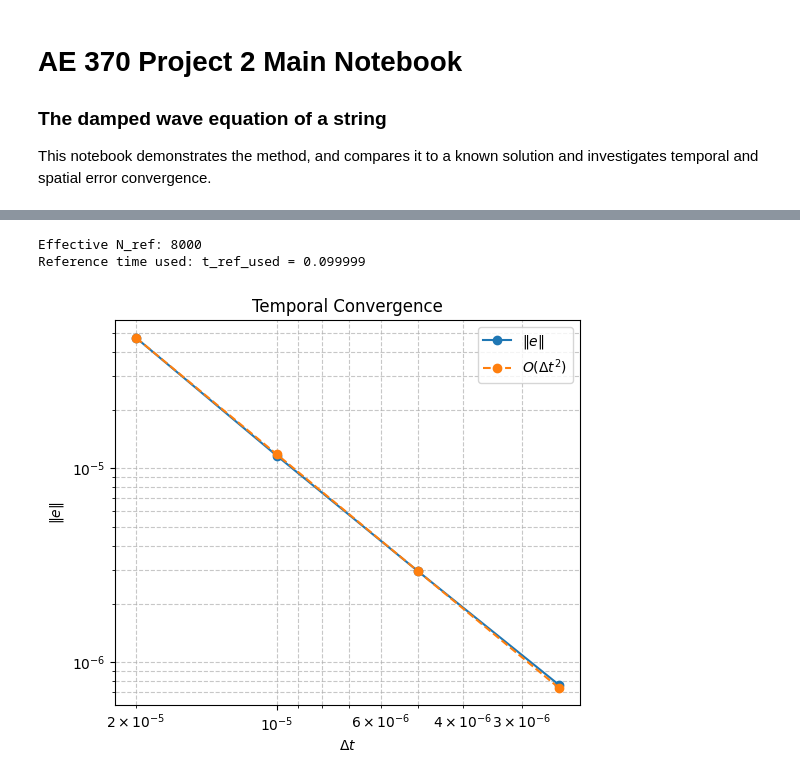
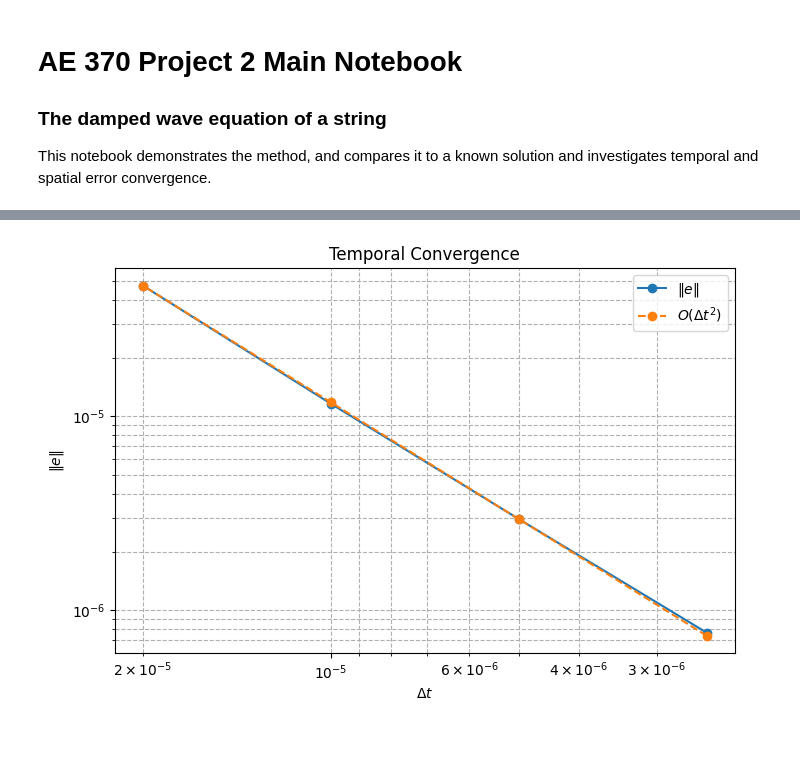
Before and after one commit to elijah-lewis5/AE370-Project-2, a Jupyter notebook: project_2_notebook.ipynb, the cells around one changed output, grey strips where cells are left out. Drawn from its saved outputs; the diff is of its cells as text; code cells hidden in the pictures; blank space fills up the shorter version.

```diff
--- a/project_2_notebook.ipynb
+++ b/project_2_notebook.ipynb
@@ -758,28 +751,25 @@ for fs in fs_audio_values:
     err_t = error(u_num, u_ref_on_coarse, x_t)
     errors_time.append(err_t)
     dt_list.append(dt)
-
-errors_time = np.array(errors_time)
-dt_list = np.array(dt_list)
-
-# 3) Build O(dt^2) reference line (sorted dt)
-sort_idx = np.argsort(dt_list)
-dt_sorted = dt_list[sort_idx]
-err_sorted = errors_time[sort_idx]
-
-ref_line = err_sorted[-1] * (dt_sorted / dt_sorted[-1])**2
-
-plt.figure(figsize=(6, 5))
-plt.loglog(dt_sorted, err_sorted, 'o-', label=r'$\|e\|$')
-plt.loglog(dt_sorted, ref_line, 'o--', label=r'$O(\Delta t^2)$')
-plt.xlabel(r'$\Delta t$')
-plt.ylabel(r'$\|e\|$')
-plt.title(r'Temporal Convergence')
-plt.legend()
-plt.grid(True, which='both', linestyle='--', alpha=0.7)
-plt.gca().invert_xaxis()
-plt.show()
-# %% [output]
-Effective N_ref: 8000
-Reference time used: t_ref_used = 0.099999
-[figure, removed]
+# %%
+# 3) Build O(dt^2) reference line (sorted dt)
+errors_time = np.array(errors_time)
+dt_list = np.array(dt_list)
+sort_idx = np.argsort(dt_list)
+dt_sorted = dt_list[sort_idx]
+err_sorted = errors_time[sort_idx]
+
+ref_time = err_sorted[-1] * (dt_sorted / dt_sorted[-1])**2
+
+plt.figure(figsize=(8, 5))
+plt.loglog(dt_sorted, err_sorted, 'o-', label=r'$\|e\|$')
+plt.loglog(dt_sorted, ref_time, 'o--', label=r'$O(\Delta t^2)$')
+plt.xlabel(r'$\Delta t$')
+plt.ylabel(r'$\|e\|$')
+plt.title(r'Temporal Convergence')
+plt.legend()
+plt.grid(which='both', linestyle='--')
+plt.gca().invert_xaxis()
+plt.show()
+# %% [output]
+[figure, added]
```
Also changed, not shown: parts of 5 cells of this notebook.
